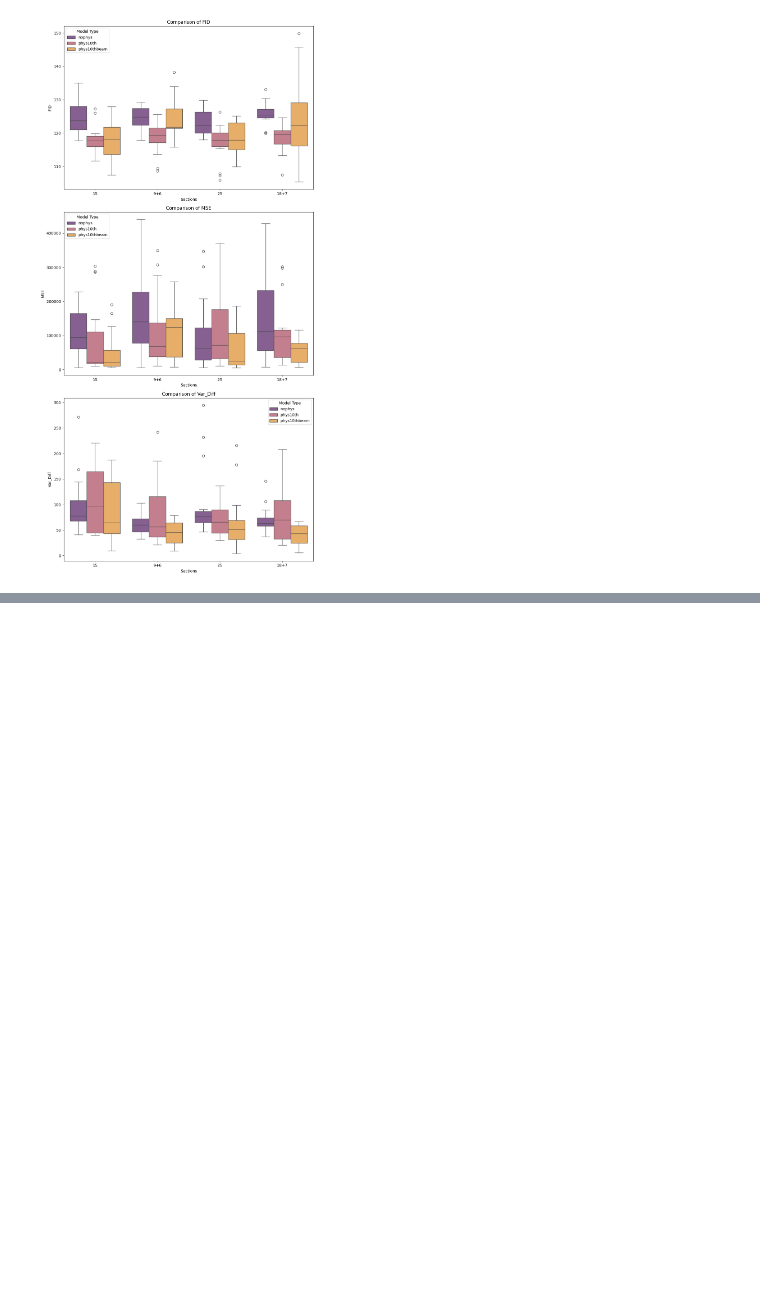
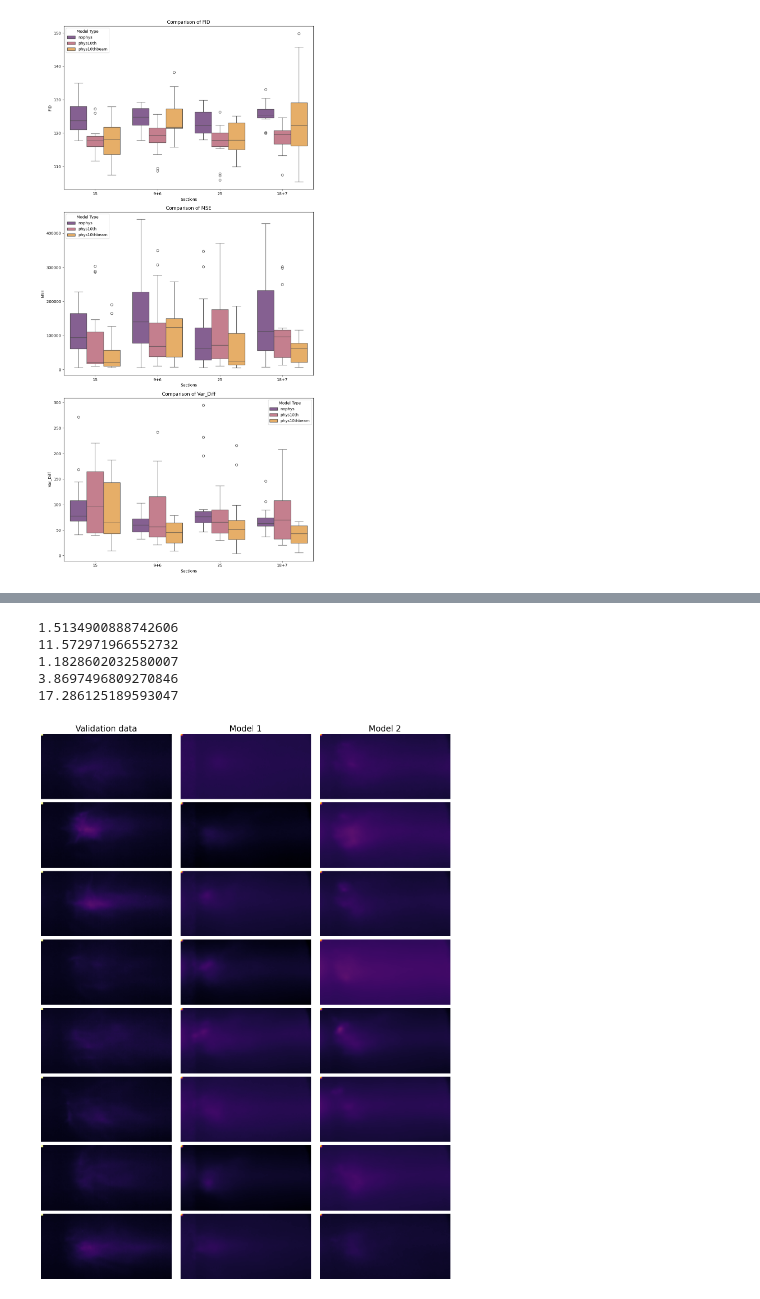
Before and after one commit to Jechmate/diffAE-elibeams, a Jupyter notebook: metrics.ipynb, the cells around one changed output, grey strips where cells are left out. Saved outputs shown, nothing was run; the diff lists cells and outputs as text; code cells hidden in the pictures; blank space fills up the shorter version.

```diff
--- a/metrics.ipynb
+++ b/metrics.ipynb
@@ -475,0 +554,72 @@ plt.close()
+# %%
+from metrics import *
+print(np.mean(calculate_pixelwise_variance('data/with_gain/3')))
+print(np.mean(calculate_pixelwise_variance('data/with_gain/8')))
+print(np.mean(calculate_pixelwise_variance('data/with_gain/11')))
+print(np.mean(calculate_pixelwise_variance('data/with_gain/19')))
+print(np.mean(calculate_pixelwise_variance('data/with_gain/21')))
+# %% [output]
+1.5134900888742606
+11.572971966552732
+1.1828602032580007
+3.8697496809270846
+17.286125189593047
+# %%
+from PIL import Image
+import os
+import matplotlib.pyplot as plt
+import numpy as np
+import random
+
+def load_random_images(folder, n):
+    """ Load n random images from a folder """
+    images = []
+    all_files = [f for f in os.listdir(folder) if f.endswith('.png')]
+    selected_files = random.sample(all_files, min(n, len(all_files)))
+
+    for file_name in selected_files:
+        img_path = os.path.join(folder, file_name)
+        img = Image.open(img_path)
+        img = np.array(img).astype(np.uint16)
+        images.append(np.clip(img*1, 0, 255).astype(np.uint8))
+
+    return images
+
+def compare_random_images(folder1, folder2, folder3, n):
+    images1 = load_random_images(folder1, n)
+    images2 = load_random_images(folder2, n)
+    images3 = load_random_images(folder3, n)
+
+    fig, axs = plt.subplots(n, 3, figsize=(18, 3 * n))
+    fig.subplots_adjust(hspace=0.05, wspace=0.05)
+
+    for i in range(n):
+        if i < len(images1):
+            axs[i, 0].imshow(images1[i].astype(np.uint8), vmin=0, vmax=255, cmap='inferno')
+            axs[i, 0].axis('off')
+        if i < len(images2):
+            axs[i, 1].imshow(images2[i].astype(np.uint8), vmin=0, vmax=255, cmap='inferno')
+            axs[i, 1].axis('off')
+        if i < len(images3):
+            axs[i, 2].imshow(images3[i].astype(np.uint8), vmin=0, vmax=255, cmap='inferno')
+            axs[i, 2].axis('off')
+
+    axs[0, 0].set_title('Validation data', fontsize=20)
+    axs[0, 1].set_title('Model 1', fontsize=20)
+    axs[0, 2].set_title('Model 2', fontsize=20)
+
+    plt.show()
+# validate on: 3, 8, 11, 19, 21
+# 1.5134900888742606
+# 11.572971966552732
+# 1.1828602032580007
+# 3.8697496809270846
+# 17.286125189593047
+exp_num = 21
+# Example usage
+compare_random_images('data/with_gain/' + str(exp_num),
+                      'results/valid_phys10th_beam_850ns_sec2x9plus7_cfg1/' + str(exp_num),
+                      'results/valid_phys10th_1000ns_sec2x9plus7_cfg3/' + str(exp_num),
+                      n=8)
+# %% [output]
+[figure, added]
```
Also changed, not shown: parts of 7 cells of this notebook, 8 other files.
